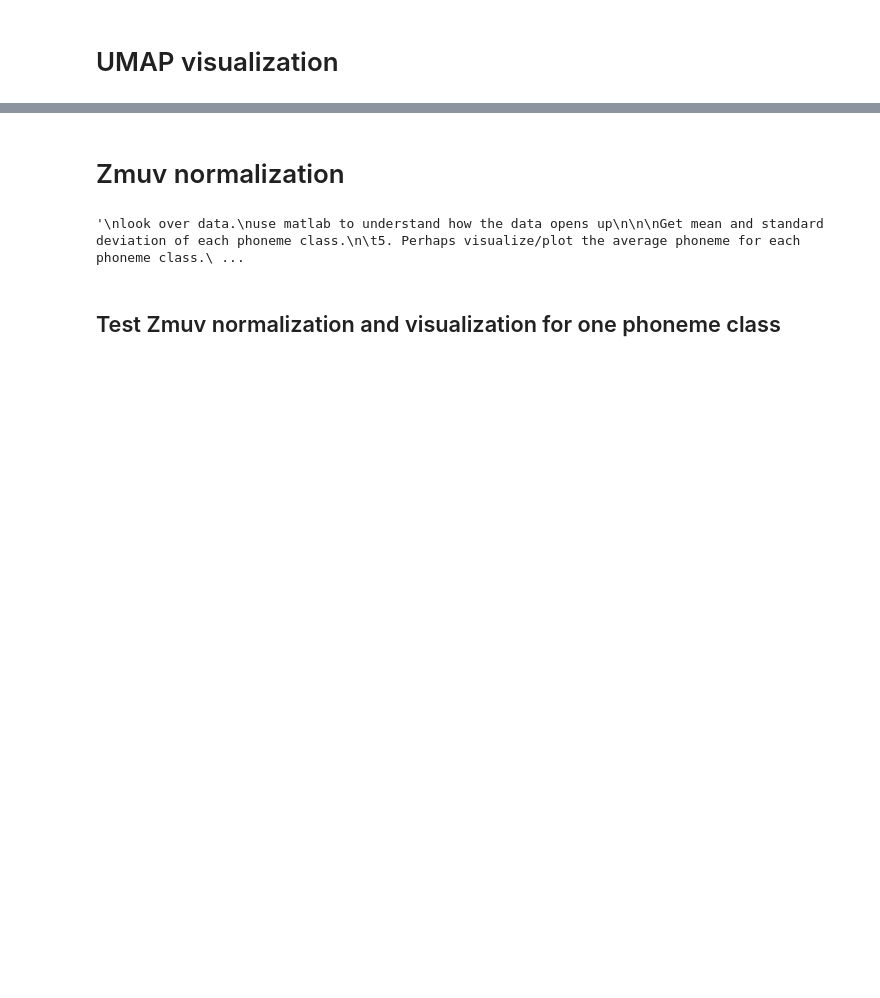
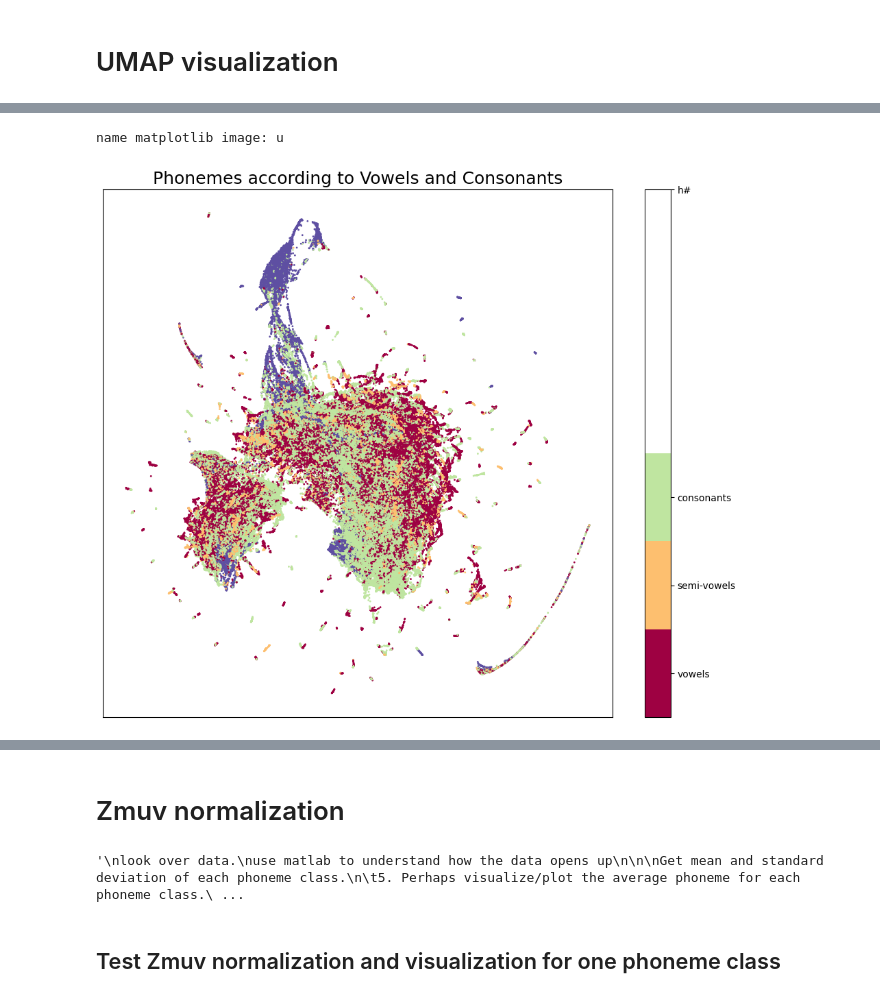
Before and after one commit to SasheO/DukeREU, a Jupyter notebook: Task 3 - zmuv.ipynb, the cells around one changed output, grey strips where cells are left out. Drawn from its saved outputs; the diff is of its cells as text; code cells hidden in the pictures; blank space fills up the shorter version.

```diff
--- a/Task 3 - zmuv.ipynb
+++ b/Task 3 - zmuv.ipynb
@@ -406 +262,6 @@ plot_umap(features_rolled_out, phonemes_from, weighted_average_phoneme_length, m
+# %%
+plot_umap(features_rolled_out, phonemes_from, vowels_and_consonants_map, "Vowels and Consonants")
+# %% [output]
+name matplotlib image: u
+[figure, added]
 # %%
```
Also changed, not shown: parts of 53 cells of this notebook.
